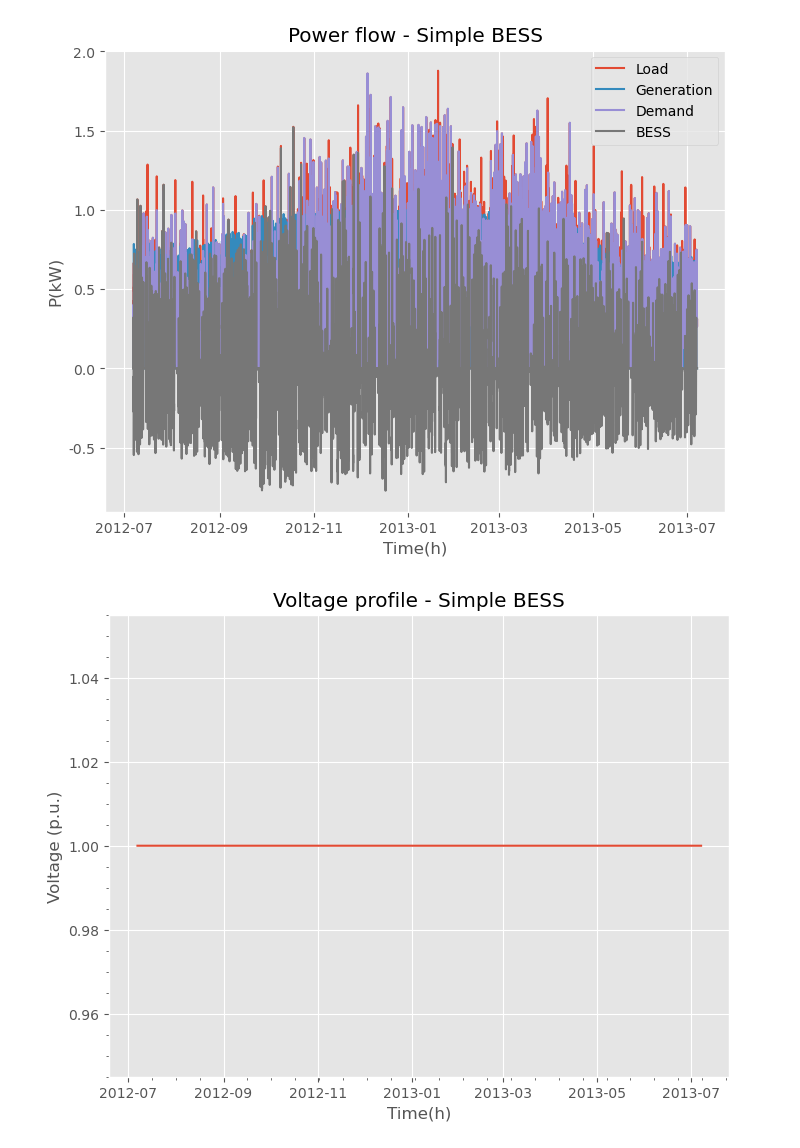
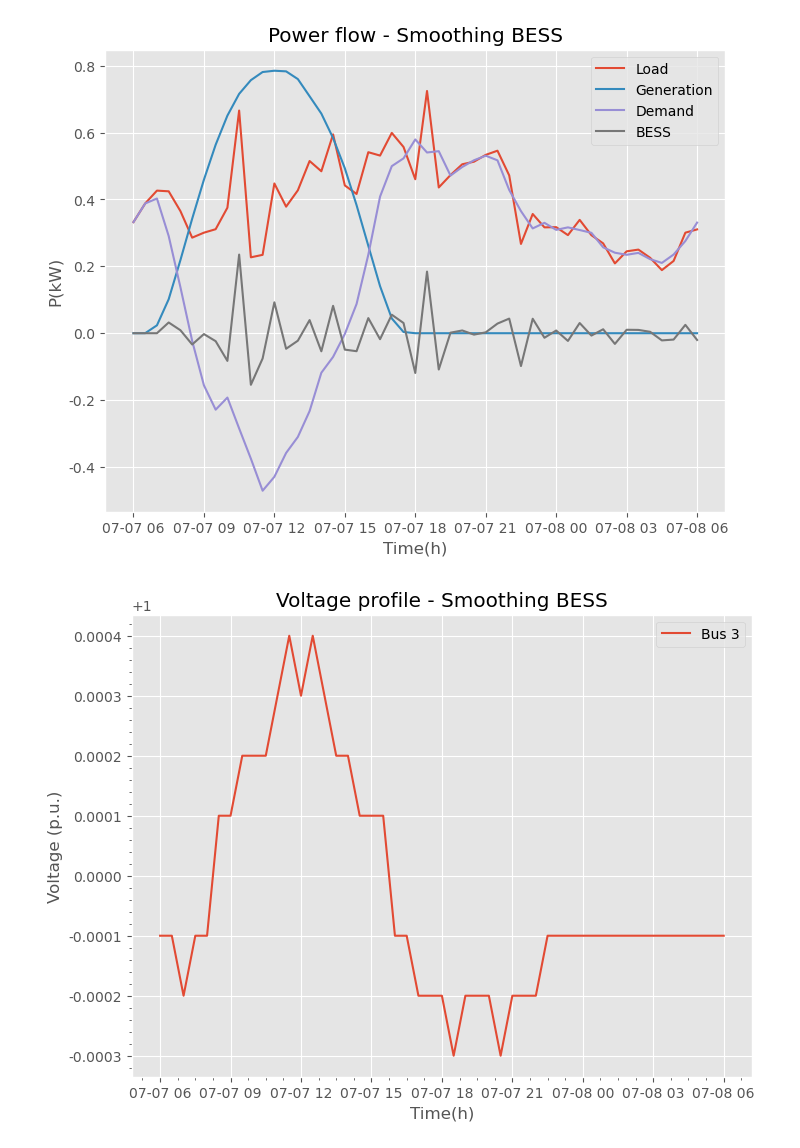
Before and after one commit to JCARNEIROX/GridFlexPy, a Jupyter notebook: visualize_data.ipynb, the cells around one changed output. Saved outputs shown, nothing was run; the diff lists cells and outputs as text; code cells hidden in the pictures.

```diff
--- a/visualize_data.ipynb
+++ b/visualize_data.ipynb
@@ -25,7 +26,7 @@ output_img = os.getcwd() + '/data/output/img/'
 path_generators = os.getcwd() + '/data/generators_profiles/'
 # %%
 # Read the data
-kind = 'Simple'
+kind = 'Smoothing'
 bess_bus = 1
 if  not kind == 'NoOperation':
     load = pd.read_csv(output_csv + 'load/' f'load_{kind}_bus{bess_bus}_year.csv')
@@ -73,30 +74,38 @@ plt.grid(True)
 
 # save_fig(fig,'power_bess_smoothing',output_img)
 # %% [output]
-[figure, old version]
+[figure, new version]
 # %%
 # read the linePU_voltage dataframe
-source_bus = 'bus_001'
 if not kind == 'NoOperation':
     linePU_voltage = pd.read_csv(output_csv + 'bus_voltage/' f'bus_voltage_df_{kind}_bus{bess_bus}_year.csv')
 else:
     linePU_voltage = pd.read_csv(output_csv + 'bus_voltage/' f'bus_voltage_df_{kind}_year.csv')
 
 # Extract voltage profile where Bus == source_bus
-voltage_profile = linePU_voltage.loc[linePU_voltage['Bus'] == source_bus, 'Voltage (p.u.)'][:len(time)]
+bus_001 = linePU_voltage.loc[linePU_voltage['Bus'] == 'bus_001', 'Voltage (p.u.)'][:len(time)]
+bus_002 = linePU_voltage.loc[linePU_voltage['Bus'] == 'bus_002', 'Voltage (p.u.)'][:len(time)]
+bus_003 = linePU_voltage.loc[linePU_voltage['Bus'] == 'bus_003', 'Voltage (p.u.)'][:len(time)]
+bus_004 = linePU_voltage.loc[linePU_voltage['Bus'] == 'bus_004', 'Voltage (p.u.)'][:len(time)]
+bus_005 = linePU_voltage.loc[linePU_voltage['Bus'] == 'bus_005', 'Voltage (p.u.)'][:len(time)]
 fig = plt.figure(figsize=(8,6))
 plt.title(f'Voltage profile - {kind} BESS')
-plt.plot(time, voltage_profile)
+# plt.plot(time, bus_001, label='Source Bus')
+# plt.plot(time, bus_002, label='Bus 2')
+plt.plot(time, bus_003, label='Bus 3')
+# plt.plot(time, bus_004, label='Bus 4')
+# plt.plot(time, bus_005, label='Bus 5')
 plt.xlabel('Time(h)')
 plt.ylabel('Voltage (p.u.)')
 plt.grid(True)
+plt.legend()
 
 # Format the x axis to display readable times
 # plt.gca().xaxis.set_major_formatter(mdates.DateFormatter('%H:%M'))  # Hour:minute format
 # plt.gca().xaxis.set_major_locator(mdates.HourLocator(interval=2))  # Can change the interval of the major ticks
 plt.minorticks_on()
 # %% [output]
-[figure, old version]
+[figure, new version]
 # %%
 bes_energy = bess_df.loc[:, 'E(kWh)'][:len(time)]
 
```
Also changed, not shown: parts of 7 cells of this notebook, 45 other files.
